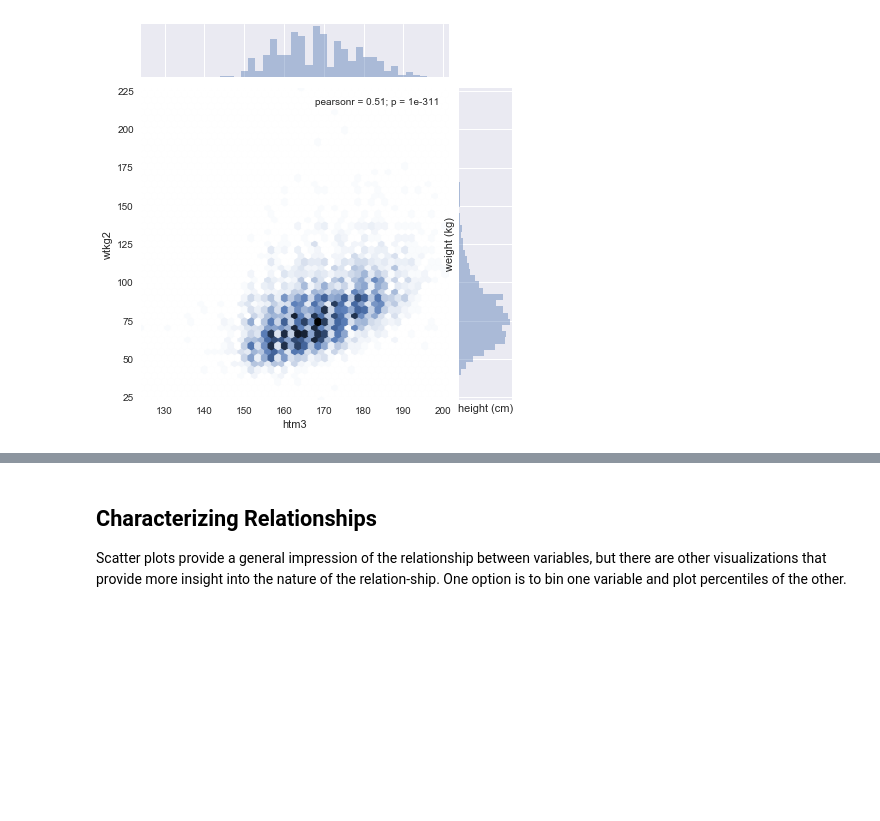
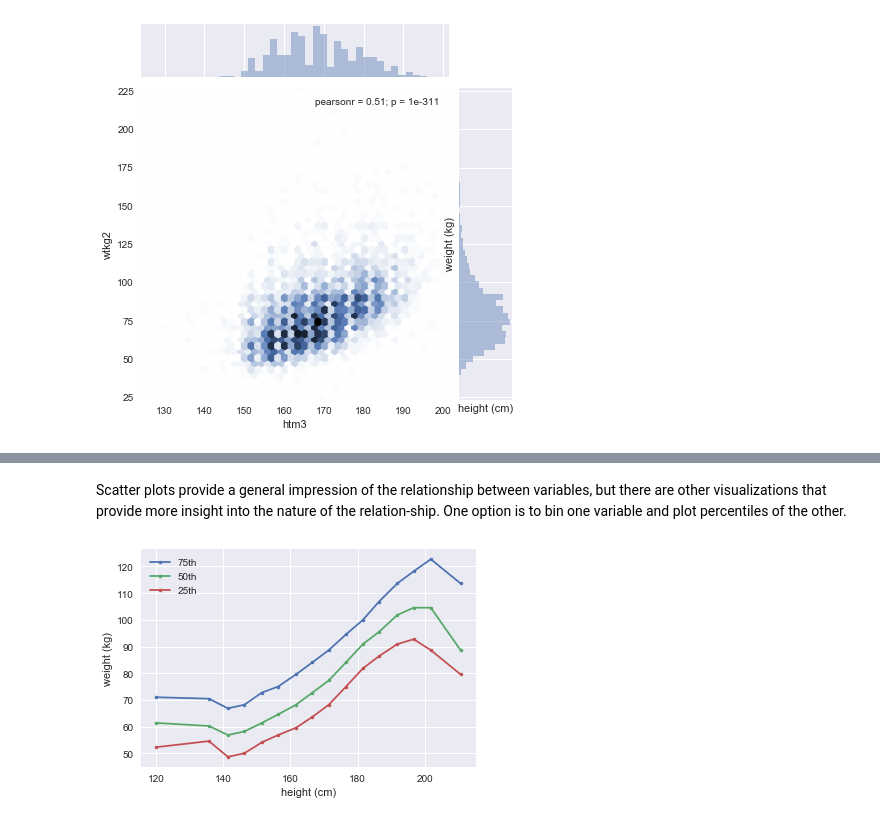
Before and after one commit to PablodelaCuesta/Statistics, a Jupyter notebook: 3. Relationship between variables and estimation/Relationships between variables.ipynb, the cells around one changed output, grey strips where cells are left out. Cells and saved outputs as stored; diff of their text form; code cells hidden in the pictures; blank space fills up the shorter version.

```diff
--- a/3. Relationship between variables and estimation/Relationships between variables.ipynb
+++ b/3. Relationship between variables and estimation/Relationships between variables.ipynb
@@ -99,4 +123,39 @@ plt.show()
 # %% [markdown]
-## Characterizing Relationships
-
 Scatter plots provide a general impression of the relationship between variables, but there are other visualizations that provide more insight into the nature of the relation‐ship. One option is to bin one variable and plot percentiles of the other.
+# %%
+# drops rows with NaN values in any field
+df = df.dropna(subset=['htm3', 'wtkg2'])
+
+# Array of bins from 135 to 210 in increments of 5
+bins = np.arange(135, 210, 5)
+
+# computes the index of the bin that contains each value
+indices = np.digitize(df.htm3, bins)
+
+# DataFrame object groupby
+groups = df.groupby(indices)
+
+# for each group we can compute the mean height
+heights = [group.htm3.mean() for i, group in groups]
+
+# compute the CDF of weight
+cdfs = [ecdf(group.wtkg2) for i, group in groups]
+# %%
+# figure plot
+plt.figure(figsize=(10,6))
+
+# percentiles
+for percent in [75, 50, 25]:
+    weights = [np.percentile(a=x, q=percent) for x, y in cdfs]
+    label = '%dth' % percent
+    plt.plot(heights, weights, label=label, marker='.')
+
+# label the axis
+plt.xlabel('height (cm)')
+plt.ylabel('weight (kg)')
+plt.legend()
+
+# show the plot
+plt.show()
+# %% [output]
+[figure, added]
```
Also changed, not shown: parts of 10 cells of this notebook, 4 other files.
